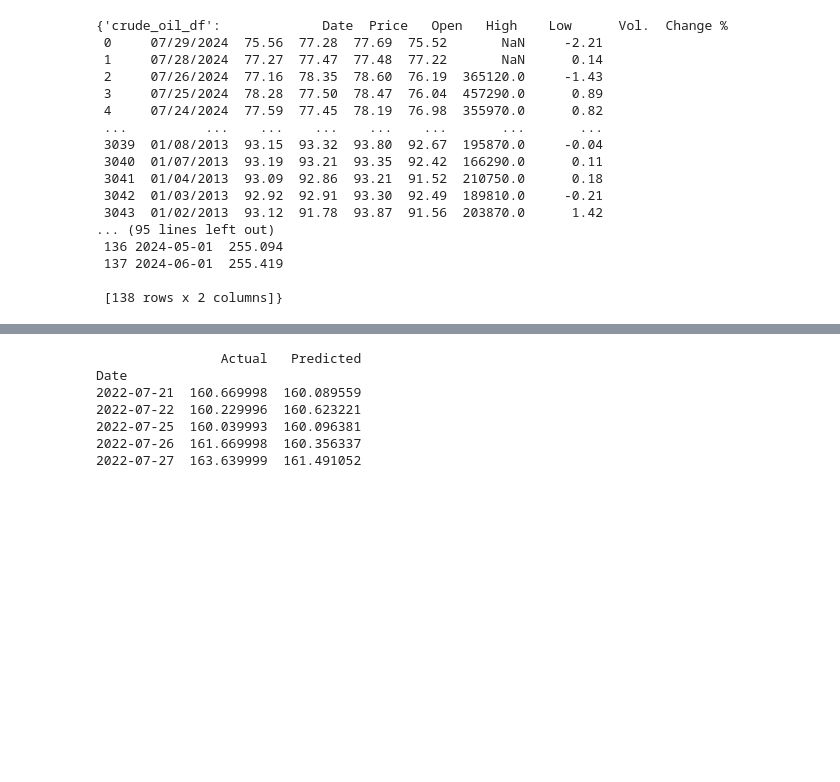
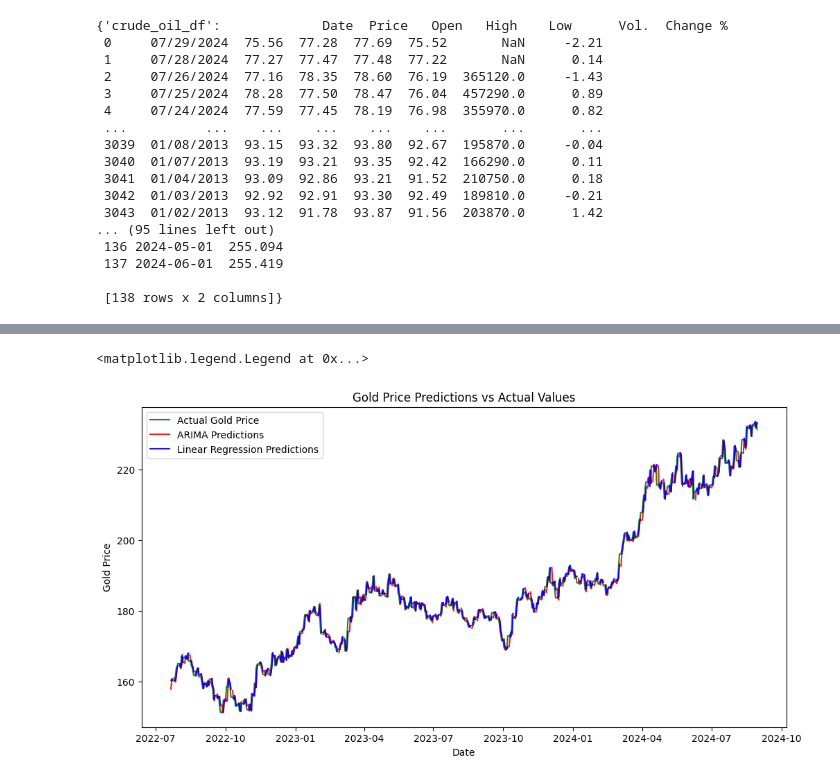
Before and after one commit to DanaMikulinsky/fintechFinalProject, a Jupyter notebook: dataExploration.ipynb, the cells around one changed output, grey strips where cells are left out. Drawn from its saved outputs; the diff is of its cells as text; code cells hidden in the pictures; blank space fills up the shorter version.

```diff
--- a/dataExploration.ipynb
+++ b/dataExploration.ipynb
@@ -524,6 +561,3 @@ print("Predictions DataFrame:")
 print(predictions_df)
 # %%
 all_data_df.to_csv('all_data.csv', index=False)
-# %%
-all_data_df['gold_price_in_7_days'] = all_data_df['gold_Price'].shift(-7)
-all_data_df['gold_price_in_30_days'] = all_data_df['gold_Price'].shift(-30)
@@ -664,3 +675,10 @@ Mean Squared Error (MSE): 2.6743955224915363
 Mean Absolute Error (MAE): 1.2008843431040424
 Root Mean Squared Error (RMSE): 1.635357918772382
 R-squared (R2): 0.9934277765319706
+# %%
+arima_predictions_df = arima_predictions_df.rename(columns={'Predictions': 'ARIMA_Predictions'})
+linear_reg_predictions_df = linear_reg_predictions_df.rename(columns={'Predictions': 'Linear_Reg_Predictions'})
+all_predictions = pd.concat([arima_predictions_df, linear_reg_predictions_df], axis=1)
+
+# Print the combined DataFrame to verify
+print(all_predictions)
@@ -667,3 +703,27 @@ R-squared (R2): 0.9934277765319706
+# %%
+df = all_predictions
+df['gold_price_to_predict'] = df['gold_Close'].combine_first(df['gold_price_to_predict'])
+
+# Plot
+plt.figure(figsize=(12, 6))
+
+# Plot actual values
+plt.plot(df.index, df['gold_price_to_predict'], label='Actual Gold Price', alpha=0.9,  color='green', linestyle='-')
+
+# Plot ARIMA predictions
+plt.plot(df.index, df['ARIMA_Predictions'], label='ARIMA Predictions', alpha=0.9, color='red', linestyle='-')
+
+# Plot Linear Regression predictions
+plt.plot(df.index, df['Linear_Reg_Predictions'], alpha=0.9, label='Linear Regression Predictions', color='blue', linestyle='-')
+
+# Add labels, title, and legend
+plt.xlabel('Date')
+plt.ylabel('Gold Price')
+plt.title('Gold Price Predictions vs Actual Values')
+plt.legend()
+# %% [output]
+<matplotlib.legend.Legend at 0x...>
+[figure, added]
 # %%
 comparison_df = pd.DataFrame({
     'Actual': y_test_dropped,
@@ -672,14 +732,6 @@ comparison_df = pd.DataFrame({
 
 # Display the first few rows of the DataFrame
 print(comparison_df.head())
-# %% [output]
-                Actual   Predicted
-Date
-2022-07-21  160.669998  160.089559
-2022-07-22  160.229996  160.623221
-2022-07-25  160.039993  160.096381
-2022-07-26  161.669998  160.356337
-2022-07-27  163.639999  161.491052
 # %%
 print(y_pred)
 # %%
```
Also changed, not shown: parts of 28 cells of this notebook.
